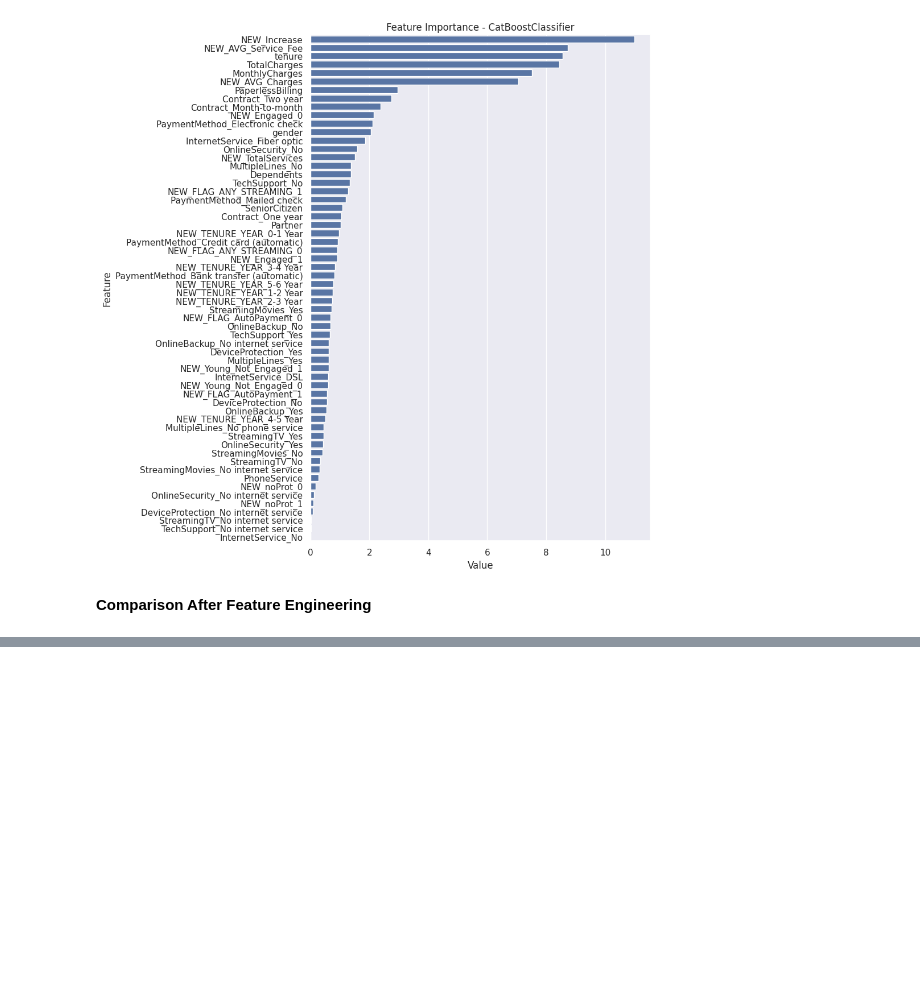
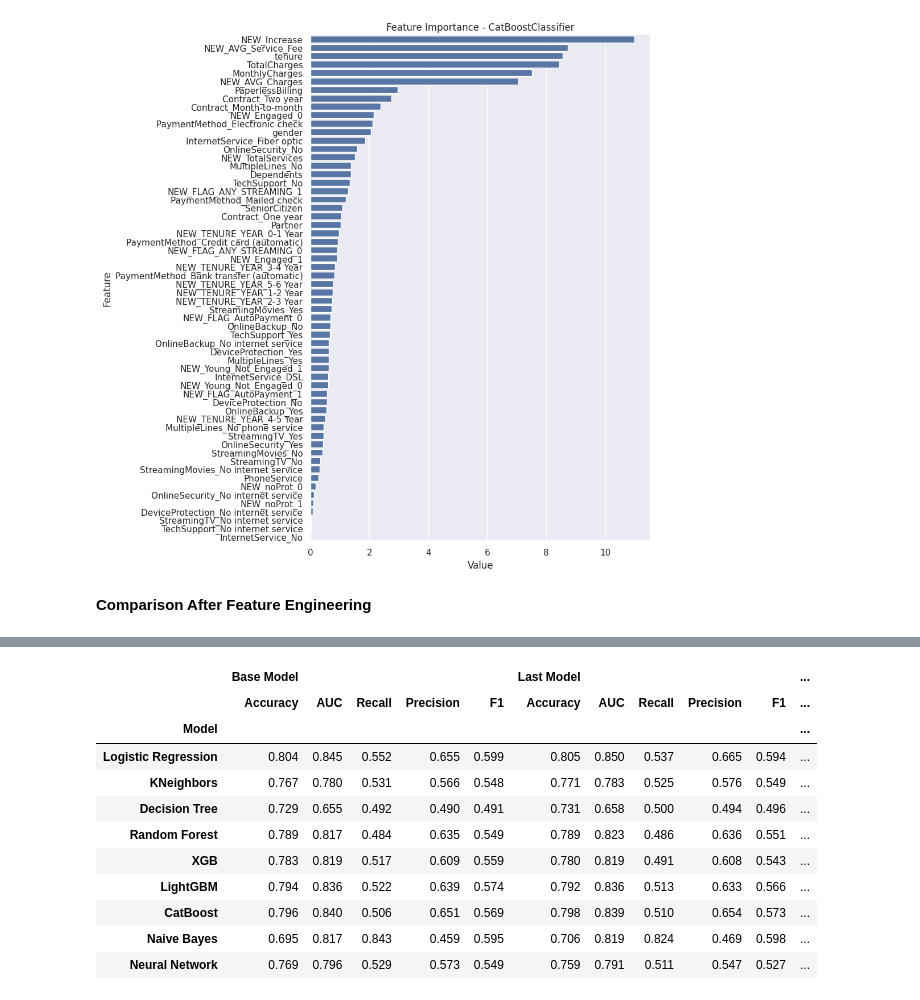
Before and after one commit to mrusamarasheed9/final-project, a Jupyter notebook: tcchurn.ipynb, the cells around one changed output, grey strips where cells are left out. Drawn from its saved outputs; the diff is of its cells as text; code cells hidden in the pictures; blank space fills up the shorter version.

```diff
--- a/tcchurn.ipynb
+++ b/tcchurn.ipynb
@@ -776,8 +804,10 @@ Defining a list of different machine learning models that will likely be used fo
 # %%
-models = [('LR', LogisticRegression(random_state=12345)),
-          ('KNN', KNeighborsClassifier()),
-          ('CART', DecisionTreeClassifier(random_state=12345)),
-          ('RF', RandomForestClassifier(random_state=12345)),
+models = [('Logistic Regression', LogisticRegression(random_state=12345)),
+          ('KNeighbors', KNeighborsClassifier()),
+          ('Decision Tree', DecisionTreeClassifier(random_state=12345)),
+          ('Random Forest', RandomForestClassifier(random_state=12345)),
           ('XGB', XGBClassifier(random_state=12345)),
           ("LightGBM", LGBMClassifier(random_state=12345)),
-          ("CatBoost", CatBoostClassifier(verbose=False, random_state=12345))]
+          ("CatBoost", CatBoostClassifier(verbose=False, random_state=12345)),
+          ("Naive Bayes", GaussianNB()),
+          ("Neural Network", MLPClassifier(random_state=12345, max_iter=500, hidden_layer_sizes=(100,)))]
@@ -786,3 +814,5 @@ base_models_metrics = []
+# %%
+firstmodels_metrics = []
 # %% [markdown]
 **Performing cross-validation** on a list of machine learning models (models) and evaluating them based on multiple performance metrics
 # %%
@@ -795,7 +825,7 @@ for name, model in models:
     precision = round(cv_results['test_precision'].mean(), 4)
     f1 = round(cv_results['test_f1'].mean(), 4)
 
-    base_models_metrics.append({
+    firstmodels_metrics.append({
         "Model": name,
         "Accuracy": accuracy,
         "AUC": auc,
@@ -1106,13 +1141,15 @@ df.head(10)
 # %%
 y = df["Churn"]
 X = df.drop(["Churn","customerID"], axis=1)
-models = [('LR', LogisticRegression(random_state=12345)),
-          ('KNN', KNeighborsClassifier()),
-          ('CART', DecisionTreeClassifier(random_state=12345)),
-          ('RF', RandomForestClassifier(random_state=12345)),
+models = [('Logistic Regression', LogisticRegression(random_state=12345)),
+          ('KNeighbors', KNeighborsClassifier()),
+          ('Decision Tree', DecisionTreeClassifier(random_state=12345)),
+          ('Random Forest', RandomForestClassifier(random_state=12345)),
           ('XGB', XGBClassifier(random_state=12345)),
           ("LightGBM", LGBMClassifier(random_state=12345)),
-          ("CatBoost", CatBoostClassifier(verbose=False, random_state=12345))]
+          ("CatBoost", CatBoostClassifier(verbose=False, random_state=12345)),
+          ("Naive Bayes", GaussianNB()),
+          ("Neural Network", MLPClassifier(random_state=12345, max_iter=500, hidden_layer_sizes=(100,)))]
 last_models_metrics = []
 # %%
 for name, model in models:
@@ -1259 +1370,30 @@ And if memory is not enough, you can set `force_col_wise=true`.
+# %%
+# Create DataFrames for easier comparison
+base_df = pd.DataFrame(firstmodels_metrics).set_index('Model')
+last_df = pd.DataFrame(last_models_metrics).set_index('Model')
+
+# Calculate the difference in metrics
+difference_df = last_df - base_df
+
+# Combine the dataframes
+comparison_df = pd.concat([base_df, last_df, difference_df], axis=1, keys=['Base Model', 'Last Model', 'Difference'])
+
+# Add a column to indicate increase or decrease
+comparison_df['Difference']['Increase/Decrease'] = comparison_df['Difference'].apply(lambda row: 'Increase' if all(val > 0 for val in row[:-1]) else ('Decrease' if all(val < 0 for val in row[:-1]) else 'Mixed'), axis=1)
+
+# Display the table
+comparison_df
+# %% [output]
+|  | Base Model |  |  |  |  | Last Model |  |  |  |  | ... |
+|  | Accuracy | AUC | Recall | Precision | F1 | Accuracy | AUC | Recall | Precision | F1 | ... |
+| Model |  |  |  |  |  |  |  |  |  |  | ... |
+| Logistic Regression | 0.804 | 0.845 | 0.552 | 0.655 | 0.599 | 0.805 | 0.850 | 0.537 | 0.665 | 0.594 | ... |
+| KNeighbors | 0.767 | 0.780 | 0.531 | 0.566 | 0.548 | 0.771 | 0.783 | 0.525 | 0.576 | 0.549 | ... |
+| Decision Tree | 0.729 | 0.655 | 0.492 | 0.490 | 0.491 | 0.731 | 0.658 | 0.500 | 0.494 | 0.496 | ... |
+| Random Forest | 0.789 | 0.817 | 0.484 | 0.635 | 0.549 | 0.789 | 0.823 | 0.486 | 0.636 | 0.551 | ... |
+| XGB | 0.783 | 0.819 | 0.517 | 0.609 | 0.559 | 0.780 | 0.819 | 0.491 | 0.608 | 0.543 | ... |
+| LightGBM | 0.794 | 0.836 | 0.522 | 0.639 | 0.574 | 0.792 | 0.836 | 0.513 | 0.633 | 0.566 | ... |
+| CatBoost | 0.796 | 0.840 | 0.506 | 0.651 | 0.569 | 0.798 | 0.839 | 0.510 | 0.654 | 0.573 | ... |
+| Naive Bayes | 0.695 | 0.817 | 0.843 | 0.459 | 0.595 | 0.706 | 0.819 | 0.824 | 0.469 | 0.598 | ... |
+| Neural Network | 0.769 | 0.796 | 0.529 | 0.573 | 0.549 | 0.759 | 0.791 | 0.511 | 0.547 | 0.527 | ... |
 # %%
```
Also changed, not shown: parts of 17 cells of this notebook.
